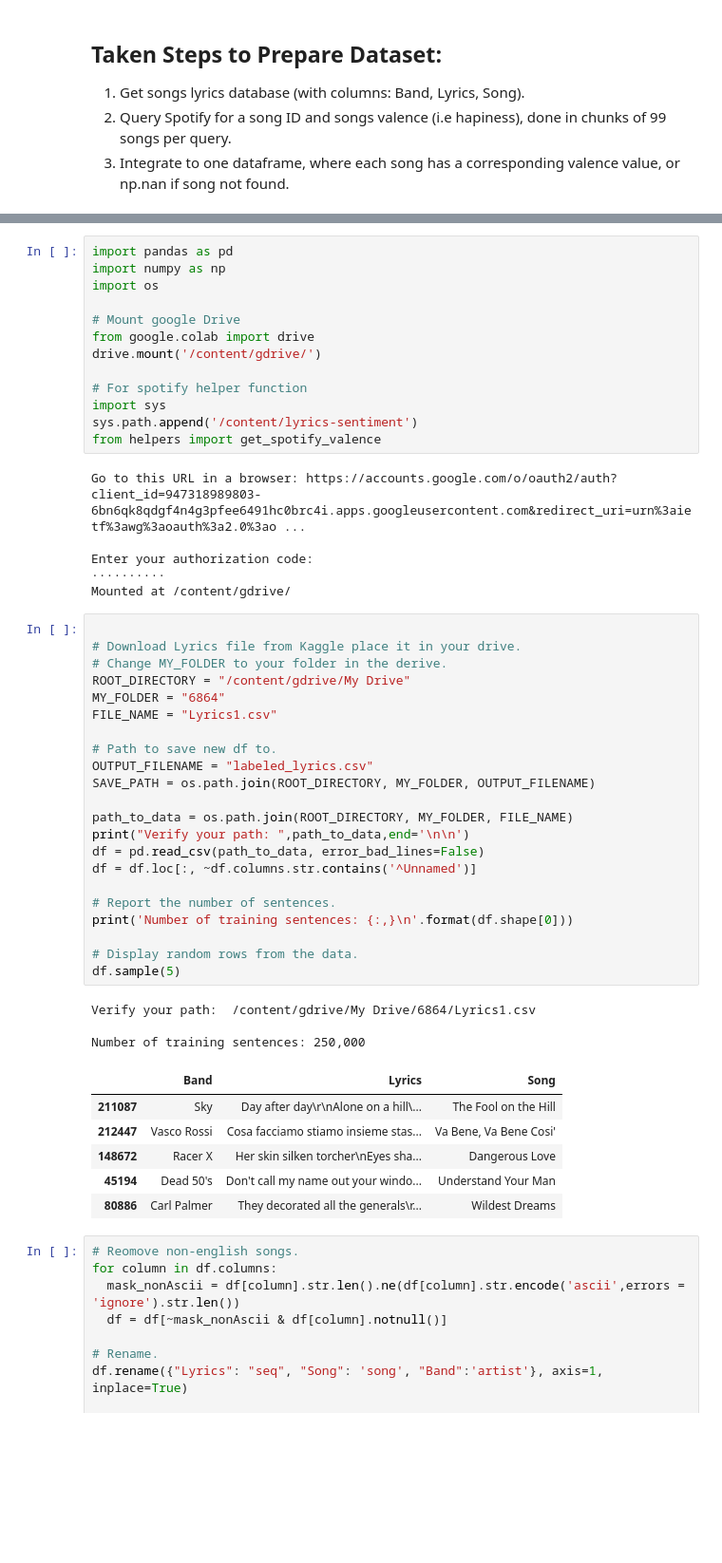
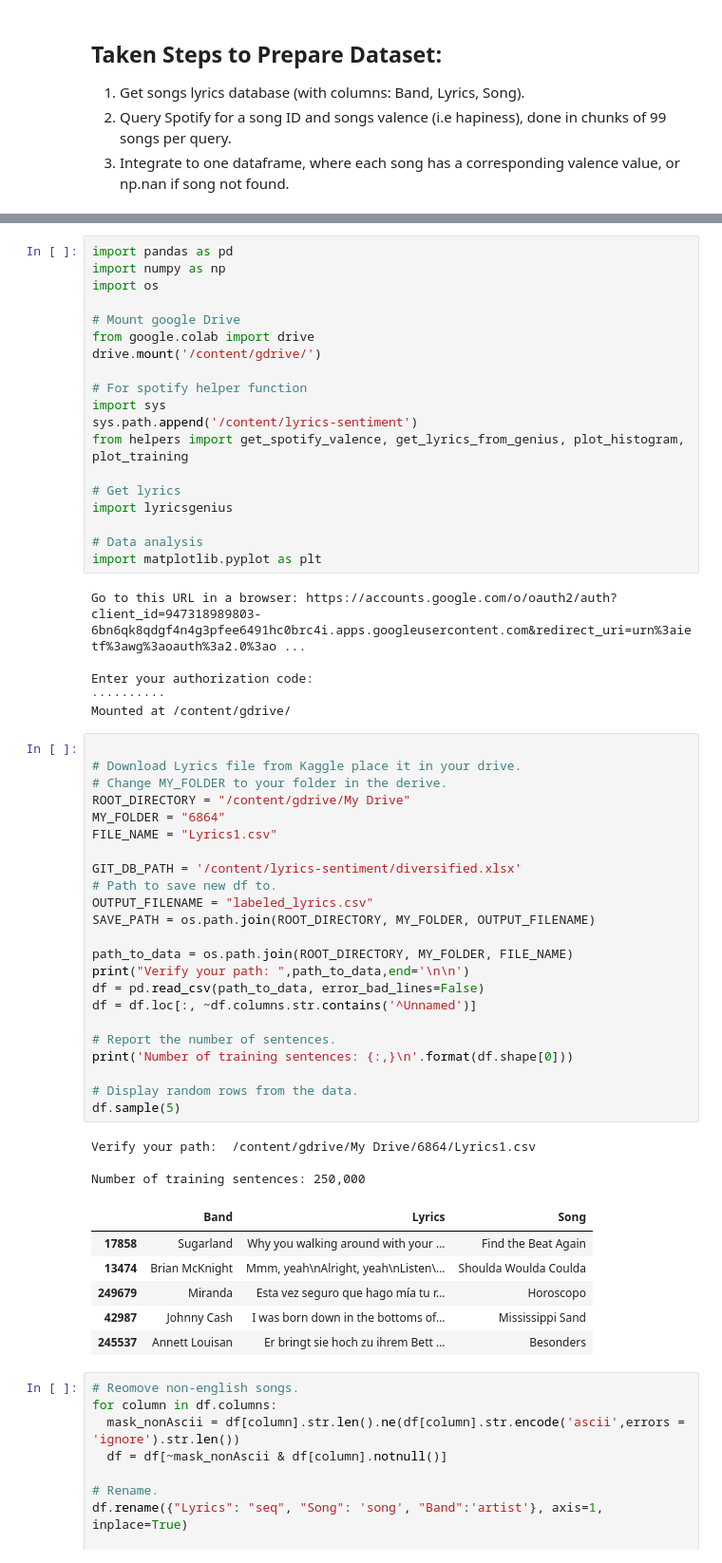
Before and after one commit to EdenBD/lyrics-sentiment, a Jupyter notebook: Spotify_Dataset.ipynb, the cells around one changed output, grey strips where cells are left out. Shown at 95% size. Drawn from its saved outputs; the diff is of its cells as text; blank space fills up the shorter version.

```diff
--- a/Spotify_Dataset.ipynb
+++ b/Spotify_Dataset.ipynb
@@ -29,7 +45,13 @@ drive.mount('/content/gdrive/')
 # For spotify helper function
 import sys
 sys.path.append('/content/lyrics-sentiment')
-from helpers import get_spotify_valence
+from helpers import get_spotify_valence, get_lyrics_from_genius, plot_histogram, plot_training
+
+# Get lyrics
+import lyricsgenius
+
+# Data analysis
+import matplotlib.pyplot as plt
 # %% [output]
 Go to this URL in a browser: https://accounts.google.com/o/oauth2/auth?client_id=947318989803-6bn6qk8qdgf4n4g3pfee6491hc0brc4i.apps.googleusercontent.com&redirect_uri=urn%3aietf%3awg%3aoauth%3a2.0%3ao ...
 
@@ -39,35 +61,36 @@ Mounted at /content/gdrive/
 # %%
 
 # Download Lyrics file from Kaggle place it in your drive.
 # Change MY_FOLDER to your folder in the derive.
 ROOT_DIRECTORY = "/content/gdrive/My Drive"
 MY_FOLDER = "6864"
 FILE_NAME = "Lyrics1.csv"
 
+GIT_DB_PATH = '/content/lyrics-sentiment/diversified.xlsx'
 # Path to save new df to.
 OUTPUT_FILENAME = "labeled_lyrics.csv"
 SAVE_PATH = os.path.join(ROOT_DIRECTORY, MY_FOLDER, OUTPUT_FILENAME)
 
 path_to_data = os.path.join(ROOT_DIRECTORY, MY_FOLDER, FILE_NAME)
 print("Verify your path: ",path_to_data,end='\n\n')
 df = pd.read_csv(path_to_data, error_bad_lines=False)
 df = df.loc[:, ~df.columns.str.contains('^Unnamed')]
 
 # Report the number of sentences.
 print('Number of training sentences: {:,}\n'.format(df.shape[0]))
 
 # Display random rows from the data.
 df.sample(5)
 # %% [output]
 Verify your path:  /content/gdrive/My Drive/6864/Lyrics1.csv
 
 Number of training sentences: 250,000
 |  | Band | Lyrics | Song |
-| 211087 | Sky | Day after day\r\nAlone on a hill\... | The Fool on the Hill |
-| 212447 | Vasco Rossi | Cosa facciamo stiamo insieme stas... | Va Bene, Va Bene Cosi' |
-| 148672 | Racer X | Her skin silken torcher\nEyes sha... | Dangerous Love |
-| 45194 | Dead 50's | Don't call my name out your windo... | Understand Your Man |
-| 80886 | Carl Palmer | They decorated all the generals\r... | Wildest Dreams |
+| 17858 | Sugarland | Why you walking around with your ... | Find the Beat Again |
+| 13474 | Brian McKnight | Mmm, yeah\nAlright, yeah\nListen\... | Shoulda Woulda Coulda |
+| 249679 | Miranda | Esta vez seguro que hago mía tu r... | Horoscopo |
+| 42987 | Johnny Cash | I was born down in the bottoms of... | Mississippi Sand |
+| 245537 | Annett Louisan | Er bringt sie hoch zu ihrem Bett ... | Besonders |
 # %%
 # Reomove non-english songs.
 for column in df.columns:
```
Also changed, not shown: parts of 2 cells of this notebook, 1 other file.
